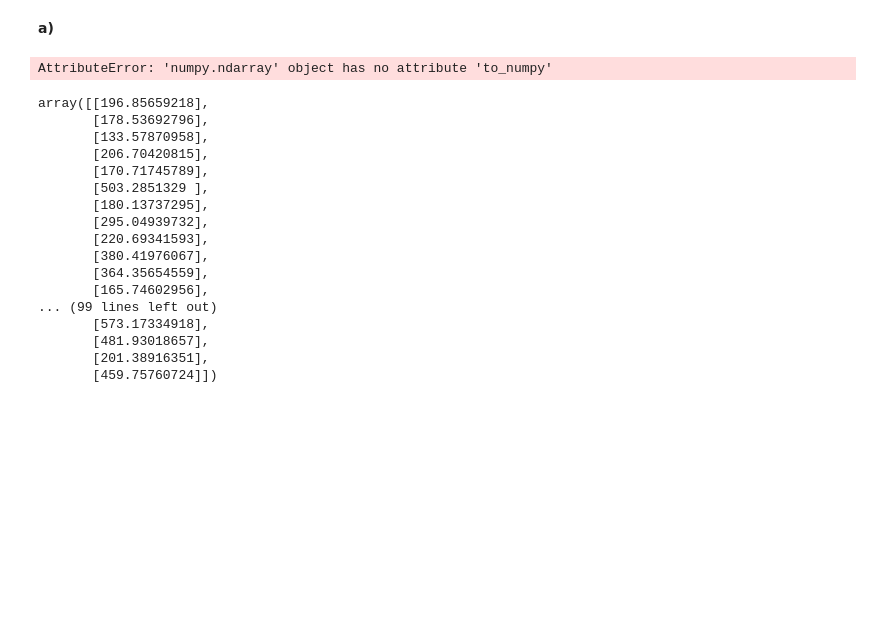
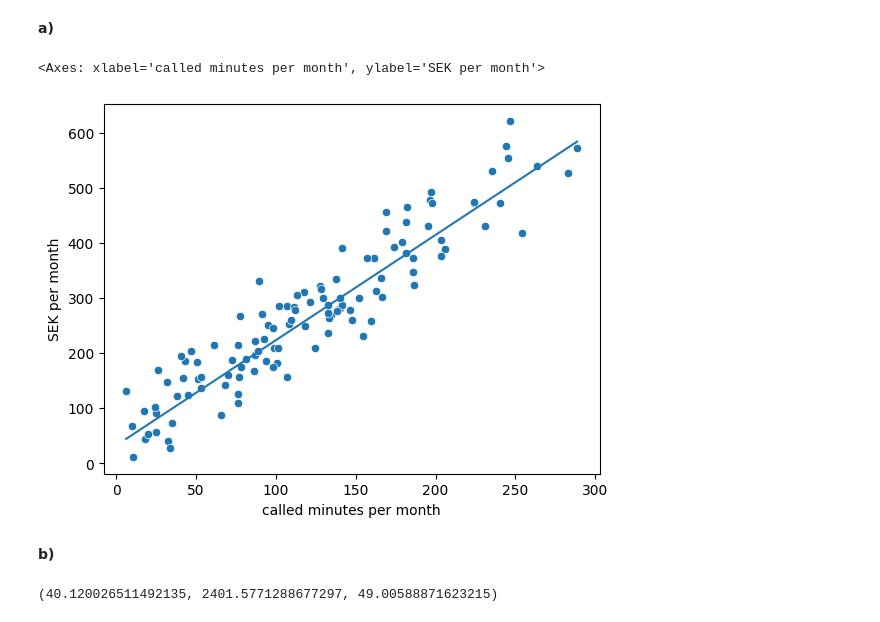
Before and after one commit to Canesp/Machine-learning-Philip-de-Canesie, a Jupyter notebook: Exercises/Exercises_Lec_01.ipynb, the cells around one changed output. Cells and saved outputs as stored; diff of their text form; code cells hidden in the pictures; blank space fills up the shorter version.

```diff
--- a/Exercises/Exercises_Lec_01.ipynb
+++ b/Exercises/Exercises_Lec_01.ipynb
@@ -192,31 +192,26 @@ sns.lineplot(x= x, y= reg_line["called minutes per month"], color= "red")
 # %%
 predict = lambda X, weights: X @ weights
 
 beta_hat = np.reshape(beta_hat.to_numpy(), (2,1))
 
 y_hat = predict(X_test, beta_hat).to_numpy()
+y_hat = np.reshape(y_hat, -1)
 
 sns.scatterplot(x=X_test["called minutes per month"], y= y_test)
-sns.lineplot(x=X_test["called minutes per month"], y= y_hat[][0])
+sns.lineplot(x=X_test["called minutes per month"], y= y_hat)
 # %% [output]
-AttributeError: 'numpy.ndarray' object has no attribute 'to_numpy'
+<Axes: xlabel='called minutes per month', ylabel='SEK per month'>
+[figure, added]
-# %%
-y_hat
-# %% [output]
-array([[196.85659218],
-       [178.53692796],
-       [133.57870958],
-       [206.70420815],
-       [170.71745789],
-       [503.2851329 ],
-       [180.13737295],
-       [295.04939732],
-       [220.69341593],
-       [380.41976067],
-       [364.35654559],
-       [165.74602956],
-... (99 lines left out)
-       [573.17334918],
-       [481.93018657],
-       [201.38916351],
-       [459.75760724]])
+# %% [markdown]
+**b)**
+# %%
+m = len(y_test)
+y_hat = np.reshape(y_hat, (m))
+
+mae = 1/m*np.sum(np.abs(y_test-y_hat))
+mse = 1/m*np.sum((y_test-y_hat)**2)
+rmse = np.sqrt(mse)
+
+mae, mse, rmse
+# %% [output]
+(40.120026511492135, 2401.5771288677297, 49.00588871623215)
```
Also changed, not shown: parts of 3 cells of this notebook.
